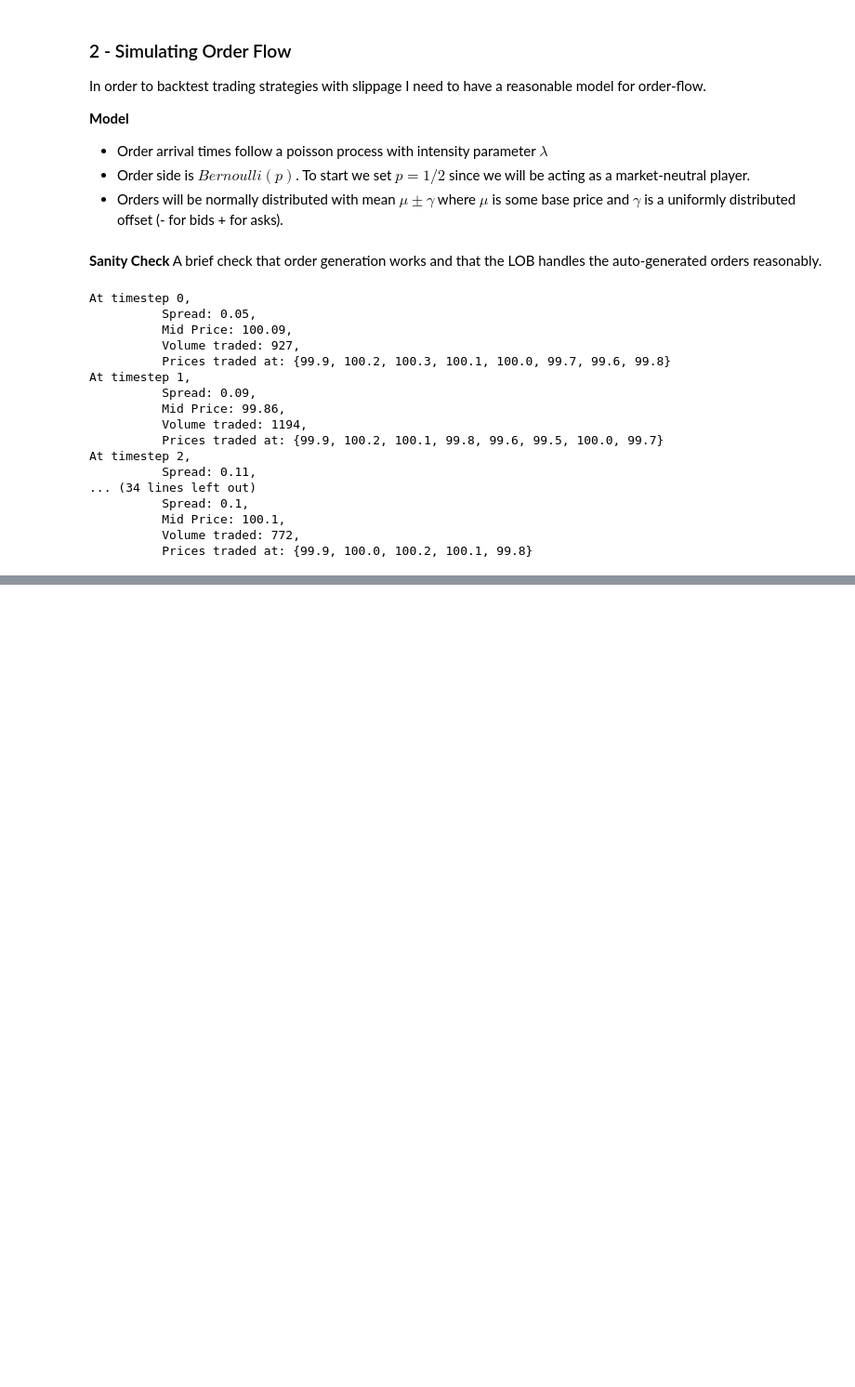
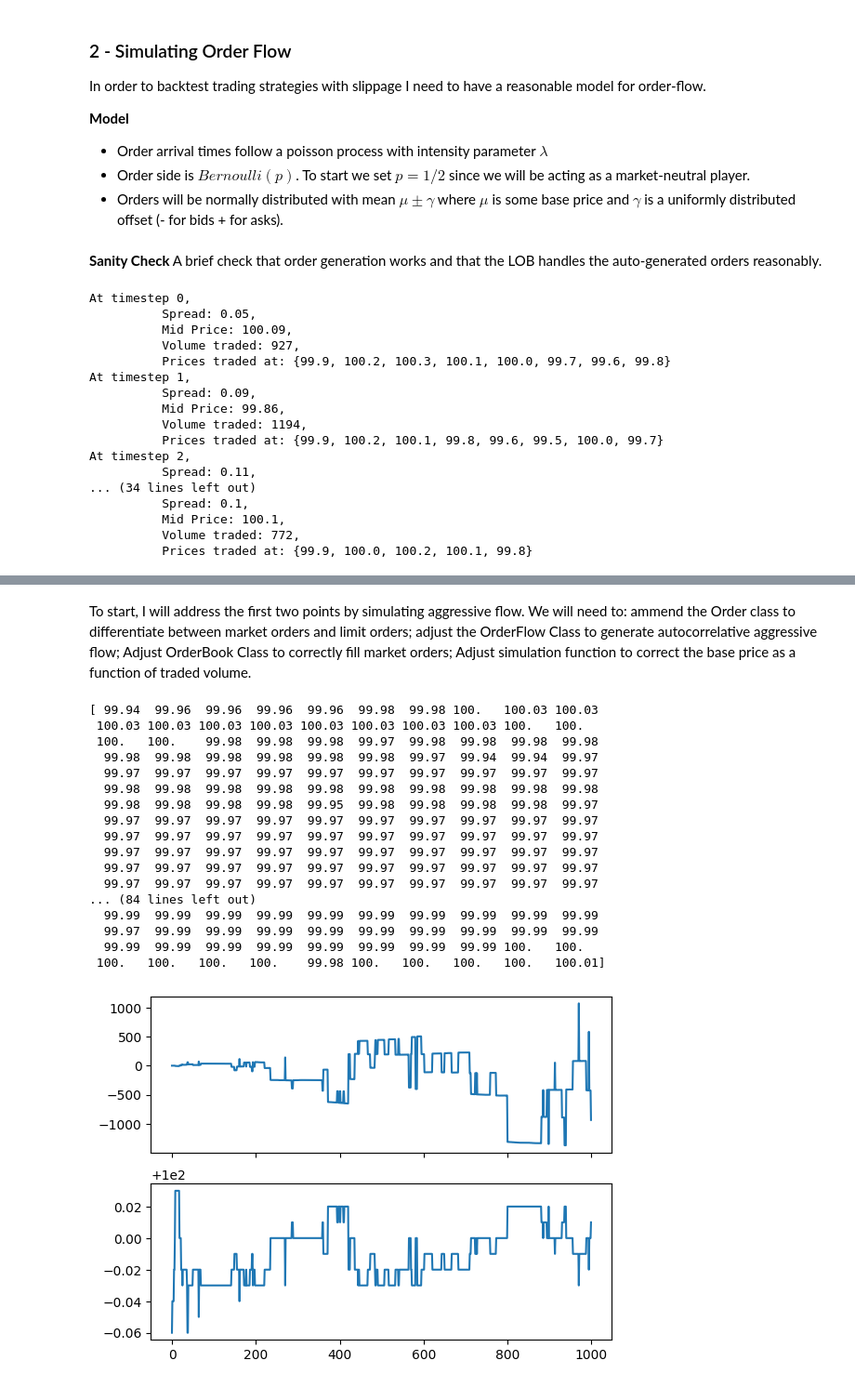
Before and after one commit to sebastianodutola/LOB, a Jupyter notebook: notebooks/basicLOB.ipynb, the cells around one changed output, grey strips where cells are left out. Shown: that part at 93% size. Drawn from its saved outputs; the diff is of its cells as text; code cells hidden in the pictures; blank space fills up the shorter version.

```diff
--- a/notebooks/basicLOB.ipynb
+++ b/notebooks/basicLOB.ipynb
@@ -503,0 +544,2 @@ plt.plot(pnl)
+# %% [markdown]
+To start, I will address the first two points by simulating aggressive flow. We will need to: ammend the Order class to differentiate between market orders and limit orders; adjust the OrderFlow Class to generate autocorrelative aggressive flow; Adjust OrderBook Class to correctly fill market orders; Adjust simulation function to correct the base price as a function of traded volume.
@@ -503,0 +719,56 @@ plt.plot(pnl)
+# %%
+import matplotlib.pyplot as plt
+mm = SimpleMarketMaker(quote_size=100, inventory_limit=100000)
+of = OrderFlow(market_frac=0, imb_coeff=0.0, ar_decay=0.0)
+ob = OrderBook()
+
+
+def simulate(order_book, order_flow, market_maker, timesteps):
+    pnl = np.zeros(timesteps)
+    mp = np.zeros(timesteps)
+
+    for t in range(timesteps):
+
+        # Simulate order flow for timestep t
+        orders = order_flow.generate_orders(ob)
+        for order in orders:
+            order_book.process_order(order)
+        # Update signal for order flow
+        order_flow.update_signal(ob)
+
+        # Market Maker updates quotes for timestep [t, t+1]
+        market_maker.update(order_book)
+
+        # Market Maker updates pnl
+        pnl[t] = market_maker.pnl(order_book)
+        mp[t] = ob.mid_price
+
+        ob.reset_volumes()
+
+    return pnl, mp
+
+pnl, mp = simulate(ob, of, mm, 1000)
+print(mp)
+fig, (ax1, ax2) = plt.subplots(nrows=2, sharex=True)
+ax1.plot(pnl)
+ax2.plot(mp)
+fig.show()
+# %% [output]
+[ 99.94  99.96  99.96  99.96  99.96  99.98  99.98 100.   100.03 100.03
+ 100.03 100.03 100.03 100.03 100.03 100.03 100.03 100.03 100.   100.
+ 100.   100.    99.98  99.98  99.98  99.97  99.98  99.98  99.98  99.98
+  99.98  99.98  99.98  99.98  99.98  99.98  99.97  99.94  99.94  99.97
+  99.97  99.97  99.97  99.97  99.97  99.97  99.97  99.97  99.97  99.97
+  99.98  99.98  99.98  99.98  99.98  99.98  99.98  99.98  99.98  99.98
+  99.98  99.98  99.98  99.98  99.95  99.98  99.98  99.98  99.98  99.97
+  99.97  99.97  99.97  99.97  99.97  99.97  99.97  99.97  99.97  99.97
+  99.97  99.97  99.97  99.97  99.97  99.97  99.97  99.97  99.97  99.97
+  99.97  99.97  99.97  99.97  99.97  99.97  99.97  99.97  99.97  99.97
+  99.97  99.97  99.97  99.97  99.97  99.97  99.97  99.97  99.97  99.97
+  99.97  99.97  99.97  99.97  99.97  99.97  99.97  99.97  99.97  99.97
+... (84 lines left out)
+  99.99  99.99  99.99  99.99  99.99  99.99  99.99  99.99  99.99  99.99
+  99.97  99.99  99.99  99.99  99.99  99.99  99.99  99.99  99.99  99.99
+  99.99  99.99  99.99  99.99  99.99  99.99  99.99  99.99 100.   100.
+ 100.   100.   100.   100.    99.98 100.   100.   100.   100.   100.01]
+[figure, added]
```
Also changed, not shown: parts of 8 cells of this notebook, 2 other files.
